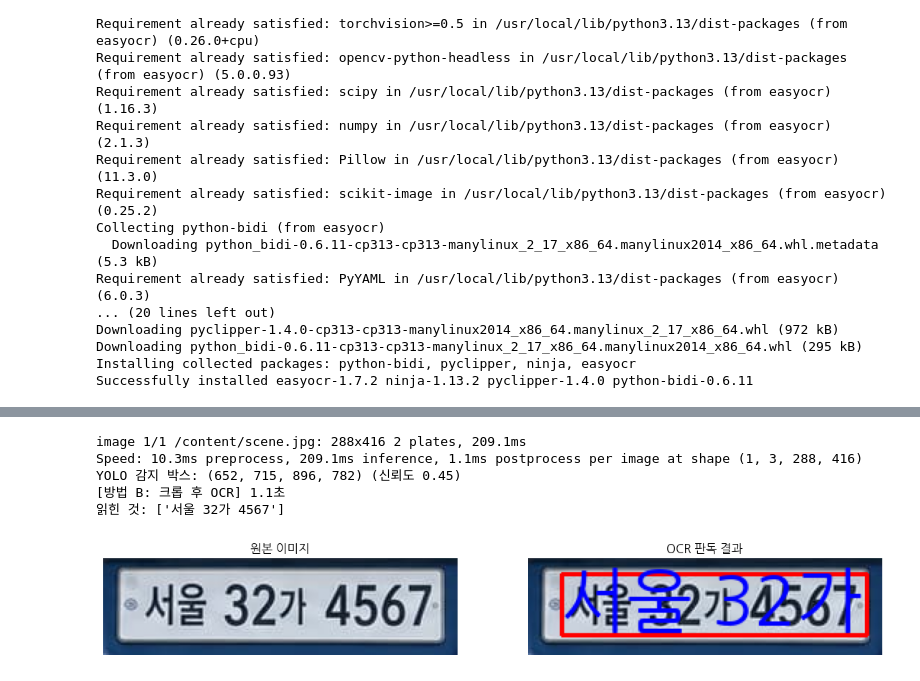
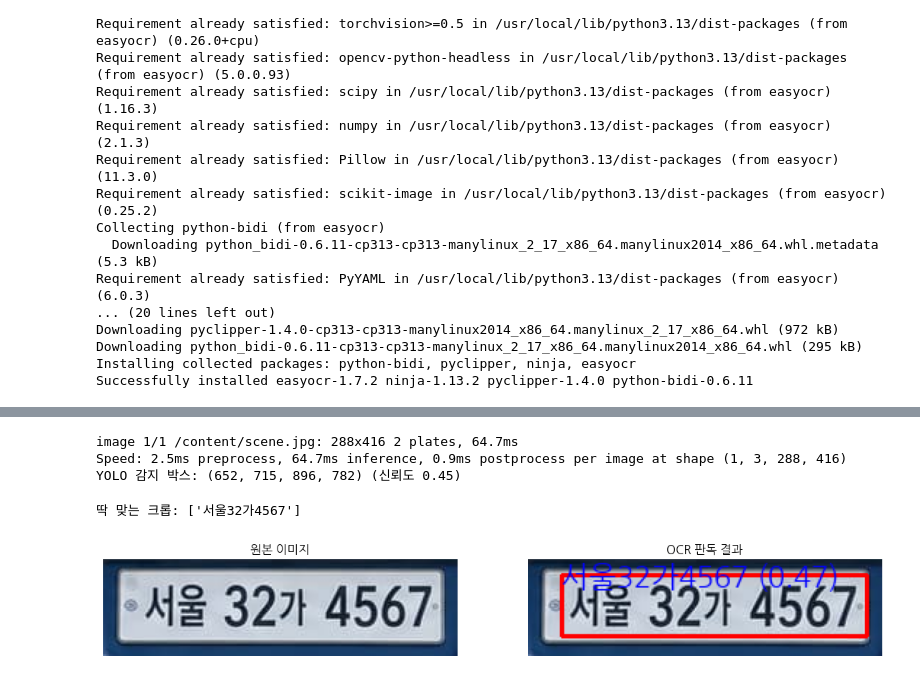
Before and after one commit to hjiwoong/DL, a Jupyter notebook: day12_practice2_YOLO_OCR_결합.ipynb, the cells around one changed output, grey strips where cells are left out. Saved outputs shown, nothing was run; the diff lists cells and outputs as text; code cells hidden in the pictures.

```diff
--- a/day12_practice2_YOLO_OCR_결합.ipynb
+++ b/day12_practice2_YOLO_OCR_결합.ipynb
@@ -103,7 +83,16 @@ show_original_and_result("scene.jpg", results_a_full)
+# %%
+SCENE = "scene.jpg"
+
+PLATE_REGION = "서울경기인천대전대구부산광주울산세종강원충북충남전북전남경북경남제주"
+PLATE_HANGUL = "가나다라마거너더러머버서어저고노도로모보소오조구누두루무부수우주아바사자하허호배" + PLATE_REGION
+ALLOW = "0123456789" + PLATE_HANGUL
+
+def ocr(pil_img, **kw): # PIL로 전처리했다면 np.array()로 변환해서 EasyOCR에 넣는다
+  return reader.readtext(np.array(pil_img), **kw) # **kw = 이름있는 인자들을 통째로 받아 그대로 전달
 # %%
 !pip install ultralytics -q
 # %%
-# 셀 3. 방법 B - YOLO 감지(자르기) 후 OCR
+# YOLO 감지(자르기) 후 OCR
 from ultralytics import YOLO
 
 # 한글 차량 번호판만 학습한 YOLO모델을 허깅페이스에서 다운로드 받아서 사용
@@ -113,7 +102,7 @@ model_path = hf_hub_download(
     filename="plate_detect_v1/weights/best.pt"
 )
 plate_model = YOLO(model_path)
-detections = plate_model(scene_path)
+detections = plate_model(SCENE)
 
 boxes = detections[0].boxes
 
@@ -126,25 +115,18 @@ best_idx = boxes.conf.argmax().item() # conf 텐서에서 가장 큰 값의 인
 xyxy = boxes.xyxy[best_idx].tolist()
 box = tuple(round(v) for v in xyxy)
 print(f"YOLO 감지 박스: {box} (신뢰도 {boxes.conf[best_idx]:.2f})")
-
-t0 = time.time()
-plate = Image.open(scene_path).crop(box) #crop((x1, y1, x2, y2))로 박스만 잘라냄
-plate.save("plate_crop.png")
-
-result_b_full = reader.readtext("plate_crop.png", allowlist="가나다라마거너더러머버서어저고노도로모보소오조구누두루무부수우주아바사자하허호배서울경기인천대전대구부산광주울산세종강원충북충남전북전남경북경남제주0123456789 ")
-results_b = [text for box_, text, conf in result_b_full]
-time_b = time.time() - t0
-
-print(f"[방법 B: 크롭 후 OCR] {time_b:.1f}초")
-print("읽힌 것:", results_b)
-
-show_original_and_result("plate_crop.png", result_b_full)
-
-# YOLO(감지) → 크롭 → OCR(인식) → 후처리
 # %% [output]
-image 1/1 /content/scene.jpg: 288x416 2 plates, 209.1ms
-Speed: 10.3ms preprocess, 209.1ms inference, 1.1ms postprocess per image at shape (1, 3, 288, 416)
+image 1/1 /content/scene.jpg: 288x416 2 plates, 64.7ms
+Speed: 2.5ms preprocess, 64.7ms inference, 0.9ms postprocess per image at shape (1, 3, 288, 416)
 YOLO 감지 박스: (652, 715, 896, 782) (신뢰도 0.45)
-[방법 B: 크롭 후 OCR] 1.1초
-읽힌 것: ['서울 32가 4567']
-[figure, removed]
+# %%
+# 셀 2. 딱 맞는 크롭은 가장자리 글자를 자른다
+
+tight = Image.open(SCENE).crop(box) # YOLO 추론 결과 xyxy값으로 자른 이미지
+tight_results = ocr(tight, allowlist=ALLOW) # easyOCR로 글자
+print("딱 맞는 크롭:", [text for box, text, conf in tight_results])
+
+show_original_and_result(tight, tight_results)
+# %% [output]
+딱 맞는 크롭: ['서울32가4567']
+[figure, added]
```
Also changed, not shown: parts of 12 cells of this notebook.
